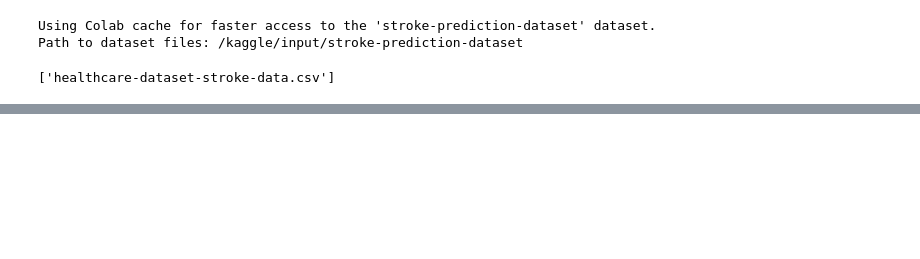
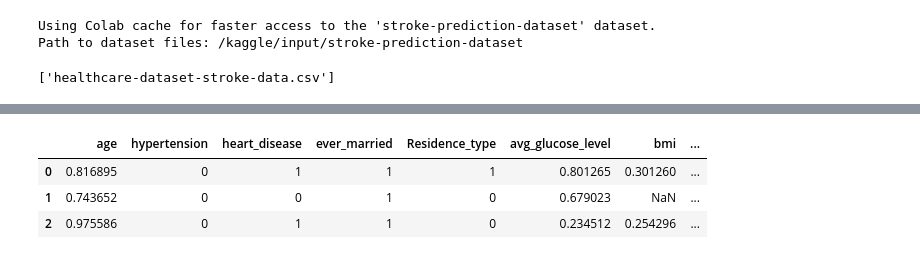
Before and after one commit to abhishekCS0024/React_Flask_ML, a Jupyter notebook: React_App.ipynb, the cells around one changed output, grey strips where cells are left out. Drawn from its saved outputs; the diff is of its cells as text; code cells hidden in the pictures; blank space fills up the shorter version.

```diff
--- a/React_App.ipynb
+++ b/React_App.ipynb
@@ -66 +34,3 @@ plt.gca().spines[['top', 'right',]].set_visible(False)
+# %%
+df.drop('id',axis='columns',inplace=True)
 # %%
@@ -75,0 +95,6 @@ print(33)
+# %%
+
+# df2 = pd.get_dummies(data=df, columns=['gender','work_type','smoking_status'])
+df2 = pd.get_dummies(data=df, columns=['gender','work_type','smoking_status'], dtype=int)
+
+df2.columns
@@ -75,0 +156,10 @@ print(33)
+# %%
+
+cols_to_scale = ['age',
+
+'avg_glucose_level',
+'bmi',]
+
+from sklearn.preprocessing import MinMaxScaler
+scaler = MinMaxScaler()
+df2[cols_to_scale] = scaler.fit_transform(df2[cols_to_scale])
@@ -75,0 +187,7 @@ print(33)
+# %%
+df2.head(3)
+# %% [output]
+|  | age | hypertension | heart_disease | ever_married | Residence_type | avg_glucose_level | bmi | ... |
+| 0 | 0.816895 | 0 | 1 | 1 | 1 | 0.801265 | 0.301260 | ... |
+| 1 | 0.743652 | 0 | 0 | 1 | 0 | 0.679023 | NaN | ... |
+| 2 | 0.975586 | 0 | 1 | 1 | 0 | 0.234512 | 0.254296 | ... |
```
Also changed, not shown: parts of 25 cells of this notebook.
